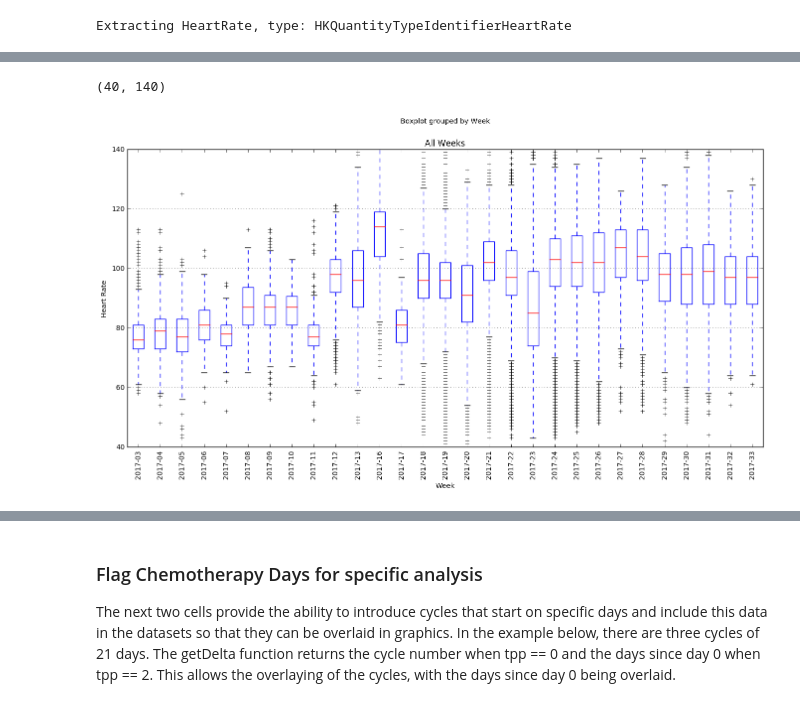
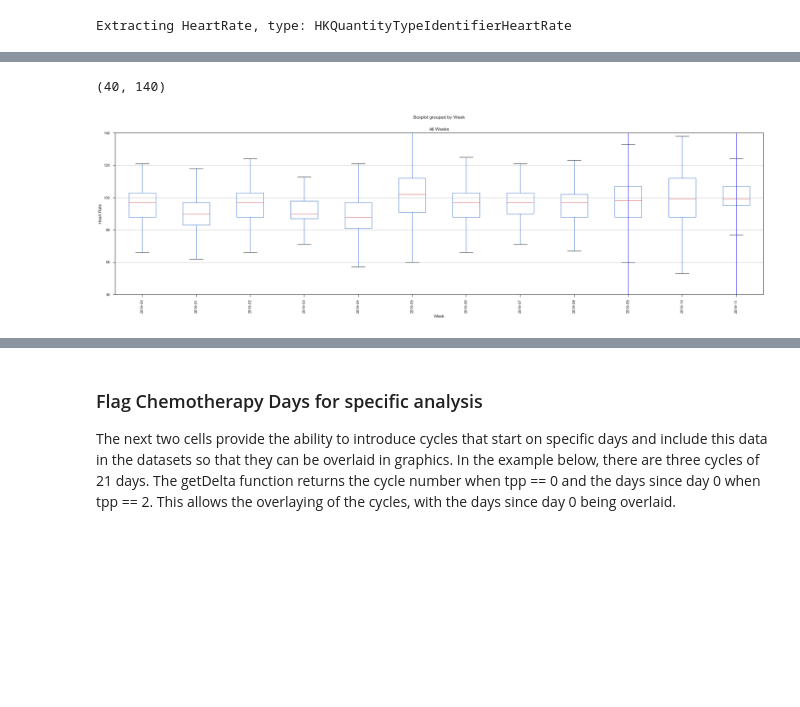
Before and after one commit to scoyote/AppleHealthAnalyze, a Jupyter notebook: ImportAppleHealthXML.ipynb, the cells around one changed output, grey strips where cells are left out. Drawn from its saved outputs; the diff is of its cells as text; code cells hidden in the pictures; blank space fills up the shorter version.

```diff
--- a/ImportAppleHealthXML.ipynb
+++ b/ImportAppleHealthXML.ipynb
@@ -173,7 +175,7 @@ def xmltodf(eltree, element,outvaluename):
             v.append(atype.get("value"))
 
     myd = pd.DataFrame({"Create":dt,outvaluename:v})
-    colDict = {"Year":"%Y","Month":"%Y-%m", "Week":"%Y-%U","Day":"%d","Hour":"%H","Days":"%Y-%m-%d"}
+    colDict = {"Year":"%Y","Month":"%Y-%m", "Week":"%Y-%U","Day":"%d","Hour":"%H","Days":"%Y-%m-%d","Month-Day":"%m-%d"}
     for col, fmt in colDict.items():
         myd[col] = myd['Create'].dt.tz_convert('US/Eastern').dt.strftime(fmt)
 
@@ -188,5 +201,5 @@ Extracting HeartRate, type: HKQuantityTypeIdentifierHeartRate
 # %%
 #comment this cell out if no legacy exports.
 # extract legacy data, create series for heartrate to join with newer data
-HR_df_leg = xmltodf(legacy,"HKQuantityTypeIdentifierHeartRate","HeartRate")
-HR_df = pd.concat([HR_df_leg,HR_df])
+#HR_df_leg = xmltodf(legacy,"HKQuantityTypeIdentifierHeartRate","HeartRate")
+#HR_df = pd.concat([HR_df_leg,HR_df])
@@ -202,7 +213,7 @@ Extracting HeartRate, type: HKQuantityTypeIdentifierHeartRate
 #HR_df[(HR_df['Create'] >= st) & (HR_df['Create'] <= ed)  ].head(10)
 # %%
 #reset plot - just for tinkering
-plt.rcParams['figure.figsize'] = 16, 8
+plt.rcParams['figure.figsize'] = 30, 8
 # %%
 HR_df.boxplot(by='Month',column="HeartRate", return_type='axes')
 plt.grid(axis='x')
@@ -215,12 +226,12 @@ plt.ylim(40,140)
 # %%
-dx = HR_df[HR_df['Year']=='2017'].boxplot(by='Week',column="HeartRate", return_type='axes')
+dx = HR_df[HR_df['Year']=='2019'].boxplot(by='Week',column="HeartRate", return_type='axes')
 plt.title('All Weeks')
 plt.ylabel('Heart Rate')
 plt.xticks(rotation=90)
 plt.grid(axis='x')
-[plt.axvline(_x, linewidth=1, color='blue') for _x in [35,39,44,47,50]]
+[plt.axvline(_x, linewidth=1, color='blue') for _x in [10,12]]
 plt.ylim(40,140)
 # %% [output]
 (40, 140)
-[figure, old version]
+[figure, new version]
 # %%
```
Also changed, not shown: parts of 16 cells of this notebook.
